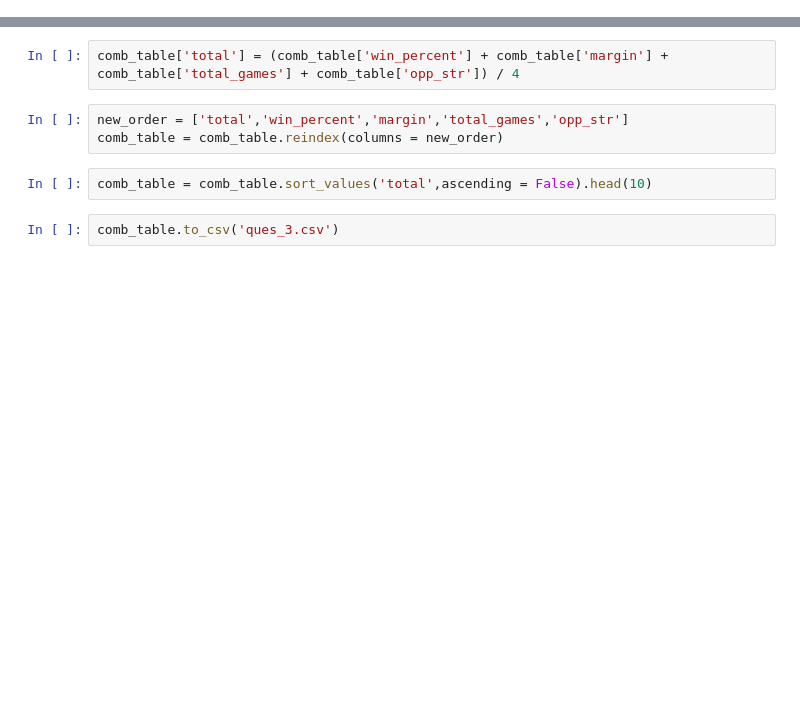
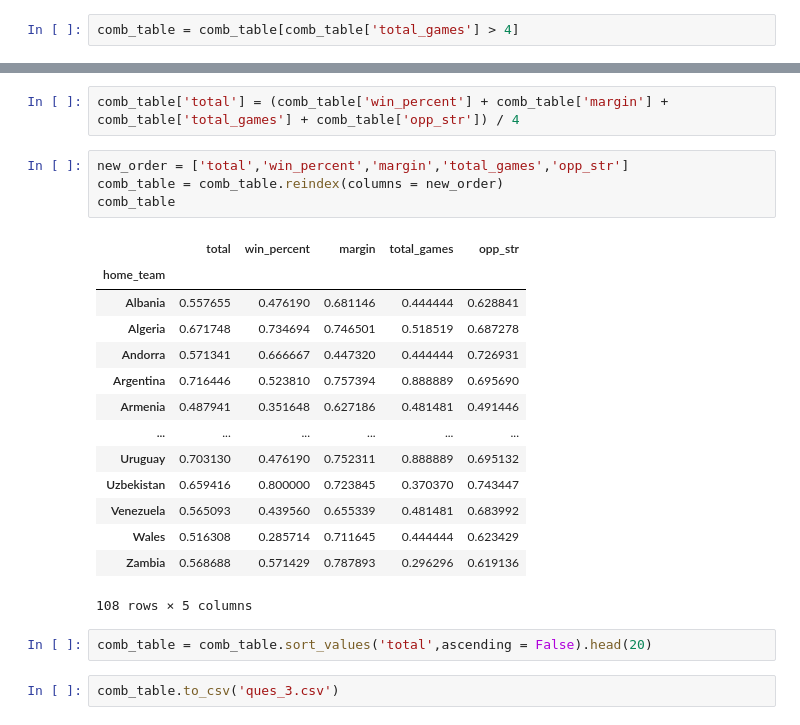
Before and after one commit to CS1951A-S21-Brown/hw6-dataviz-joshuaneronha, a Jupyter notebook: Untitled.ipynb, the cells around one changed output, grey strips where cells are left out. Cells and saved outputs as stored; diff of their text form; blank space fills up the shorter version.

```diff
--- a/Untitled.ipynb
+++ b/Untitled.ipynb
@@ -250,6 +250,8 @@ str_table['opp_str'] = ((str_table['win_percent_away'] * str_table['date']) + (s
 str_table = str_table['opp_str']
 # %%
 comb_table = stats_table.join(str_table)
+# %%
+comb_table = comb_table[comb_table['total_games'] > 4]
 # %%
 offset = comb_table['margin'].min()
 # %%
@@ -270,8 +272,24 @@ comb_table['total'] = (comb_table['win_percent'] + comb_table['margin'] + comb_t
 # %%
 new_order = ['total','win_percent','margin','total_games','opp_str']
 comb_table = comb_table.reindex(columns = new_order)
+comb_table
+# %% [output]
+|  | total | win_percent | margin | total_games | opp_str |
+| home_team |  |  |  |  |  |
+| Albania | 0.557655 | 0.476190 | 0.681146 | 0.444444 | 0.628841 |
+| Algeria | 0.671748 | 0.734694 | 0.746501 | 0.518519 | 0.687278 |
+| Andorra | 0.571341 | 0.666667 | 0.447320 | 0.444444 | 0.726931 |
+| Argentina | 0.716446 | 0.523810 | 0.757394 | 0.888889 | 0.695690 |
+| Armenia | 0.487941 | 0.351648 | 0.627186 | 0.481481 | 0.491446 |
+| ... | ... | ... | ... | ... | ... |
+| Uruguay | 0.703130 | 0.476190 | 0.752311 | 0.888889 | 0.695132 |
+| Uzbekistan | 0.659416 | 0.800000 | 0.723845 | 0.370370 | 0.743447 |
+| Venezuela | 0.565093 | 0.439560 | 0.655339 | 0.481481 | 0.683992 |
+| Wales | 0.516308 | 0.285714 | 0.711645 | 0.444444 | 0.623429 |
+| Zambia | 0.568688 | 0.571429 | 0.787893 | 0.296296 | 0.619136 |
+108 rows × 5 columns
 # %%
-comb_table = comb_table.sort_values('total',ascending = False).head(10)
+comb_table = comb_table.sort_values('total',ascending = False).head(20)
 # %%
 comb_table.to_csv('ques_3.csv')
 # %%
```
Also changed, not shown: parts of 1 cell of this notebook, 3 other files.
